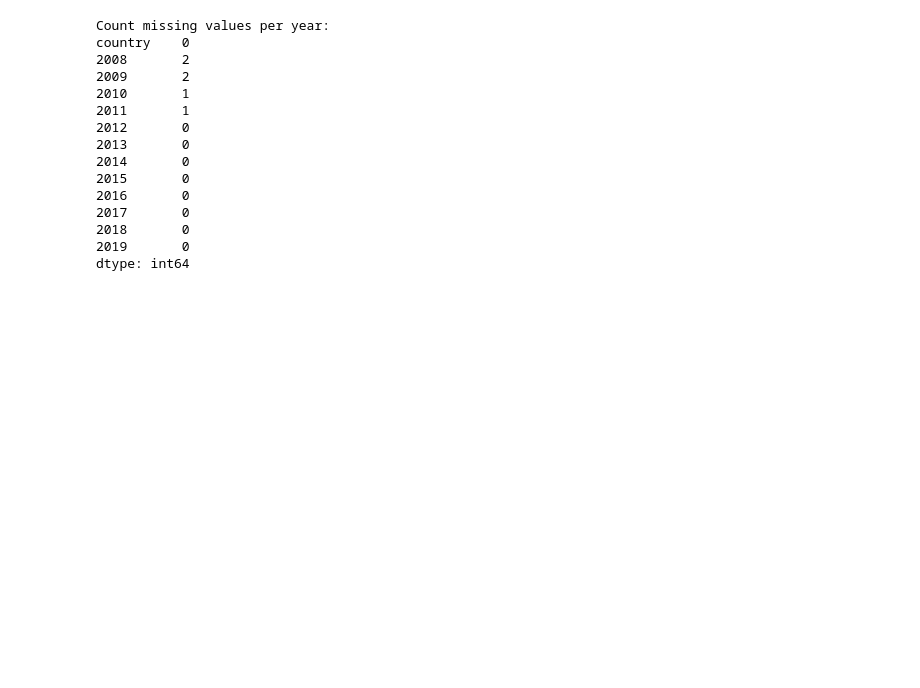
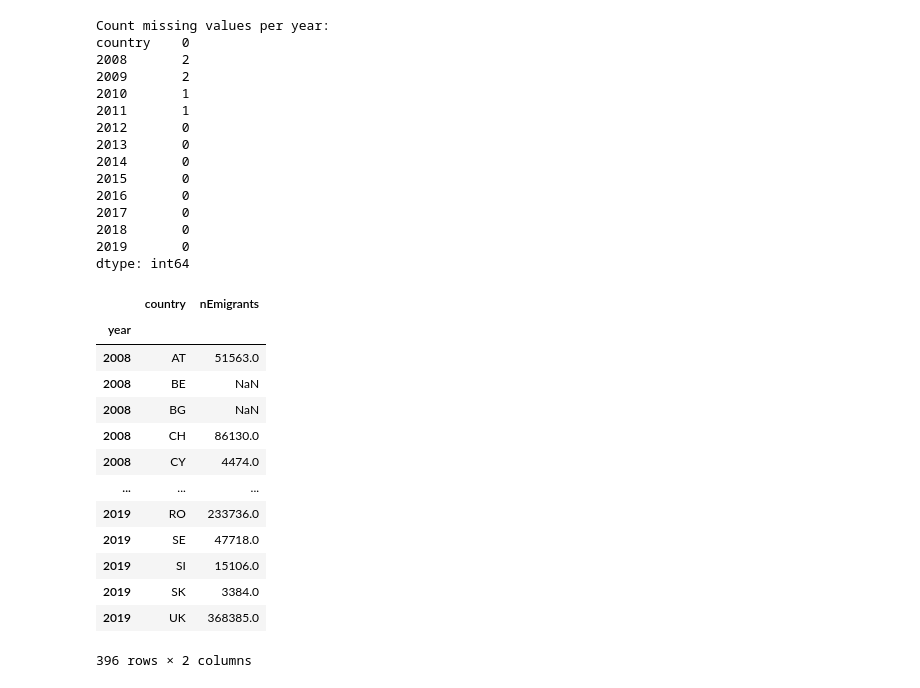
Before and after one commit to Eszti/lang-changes, a Jupyter notebook: notebooks/Alex/emigration.ipynb, the cells around one changed output. Cells and saved outputs as stored; diff of their text form; code cells hidden in the pictures; blank space fills up the shorter version.

```diff
--- a/notebooks/Alex/emigration.ipynb
+++ b/notebooks/Alex/emigration.ipynb
@@ -201,8 +199,6 @@ dtype: int64
 data.dtypes # all object
 # -> convert all year columns of DataFrame to numeric (and ignore errors caused by country)
 data = data.apply(pd.to_numeric, errors='ignore')
-# imputation: linear
-data = data.interpolate(method = 'linear', limit_direction = 'both', axis = 0)
 # %%
 # year columns become attribute (pivoting wide to long -> melt())
 # key is country (for each year and country, a row is to be created)
@@ -211,5 +207,21 @@ data = data.melt(['country'], value_vars = yearColumns, var_name = 'year',
                                               value_name = VALUE_COLNAME)
 # %%
 # -- create an index
-#immigrationData.set_index(['year', 'country'], inplace = True)
+# data.set_index(['country', 'year'], inplace = True)
 data.set_index(['year'], inplace = True)
+data
+# %% [output]
+|  | country | nEmigrants |
+| year |  |  |
+| 2008 | AT | 51563.0 |
+| 2008 | BE | NaN |
+| 2008 | BG | NaN |
+| 2008 | CH | 86130.0 |
+| 2008 | CY | 4474.0 |
+| ... | ... | ... |
+| 2019 | RO | 233736.0 |
+| 2019 | SE | 47718.0 |
+| 2019 | SI | 15106.0 |
+| 2019 | SK | 3384.0 |
+| 2019 | UK | 368385.0 |
+396 rows × 2 columns
```
Also changed, not shown: parts of 5 cells of this notebook, 3 other files.
